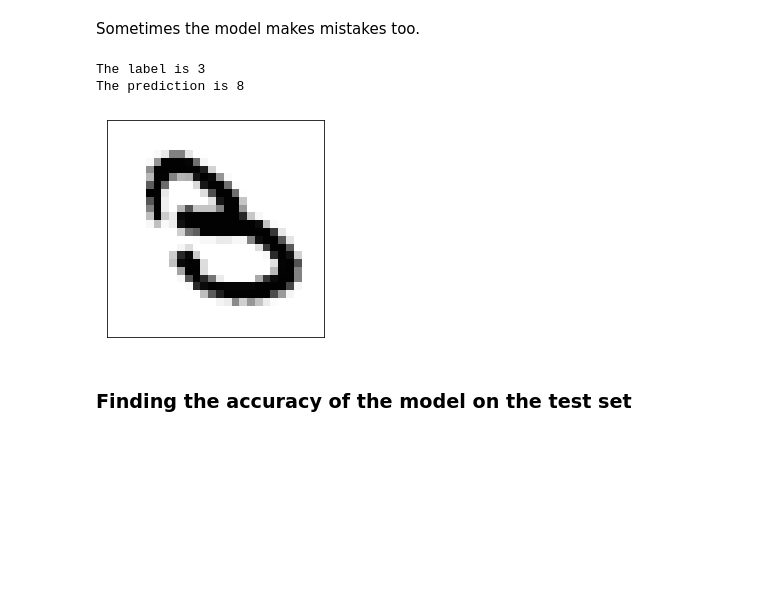
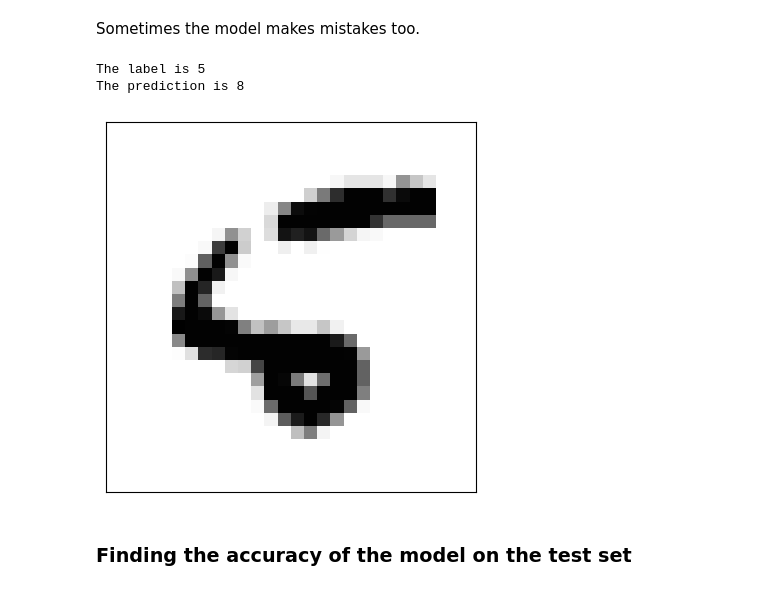
Before and after one commit to luisguiserrano/manning, a Jupyter notebook: Chapter_10_Neural_Networks/Image_recognition.ipynb, the cells around one changed output. Cells and saved outputs as stored; diff of their text form; code cells hidden in the pictures; blank space fills up the shorter version.

```diff
--- a/Chapter_10_Neural_Networks/Image_recognition.ipynb
+++ b/Chapter_10_Neural_Networks/Image_recognition.ipynb
@@ -128,15 +120,18 @@ The prediction is 4
 # %% [markdown]
 Sometimes the model makes mistakes too.
 # %%
-plt.imshow(x_test[18], cmap='Greys')
+# Finding the first image in the testing set that the model gets wrong
+wrong = [i for i in range(len(predictions)) if predictions[i] != y_test[i]]
+index = wrong[0]
+plt.imshow(x_test[index], cmap='Greys')
 plt.xticks([])
 plt.yticks([])
-print("The label is", y_test[18])
-print("The prediction is", predictions[18])
+print("The label is", y_test[index])
+print("The prediction is", predictions[index])
 # %% [output]
-The label is 3
+The label is 5
 The prediction is 8
-[figure, old version]
+[figure, new version]
 # %% [markdown]
 ### Finding the accuracy of the model on the test set
 # %%
```
Also changed, not shown: parts of 7 cells of this notebook.
